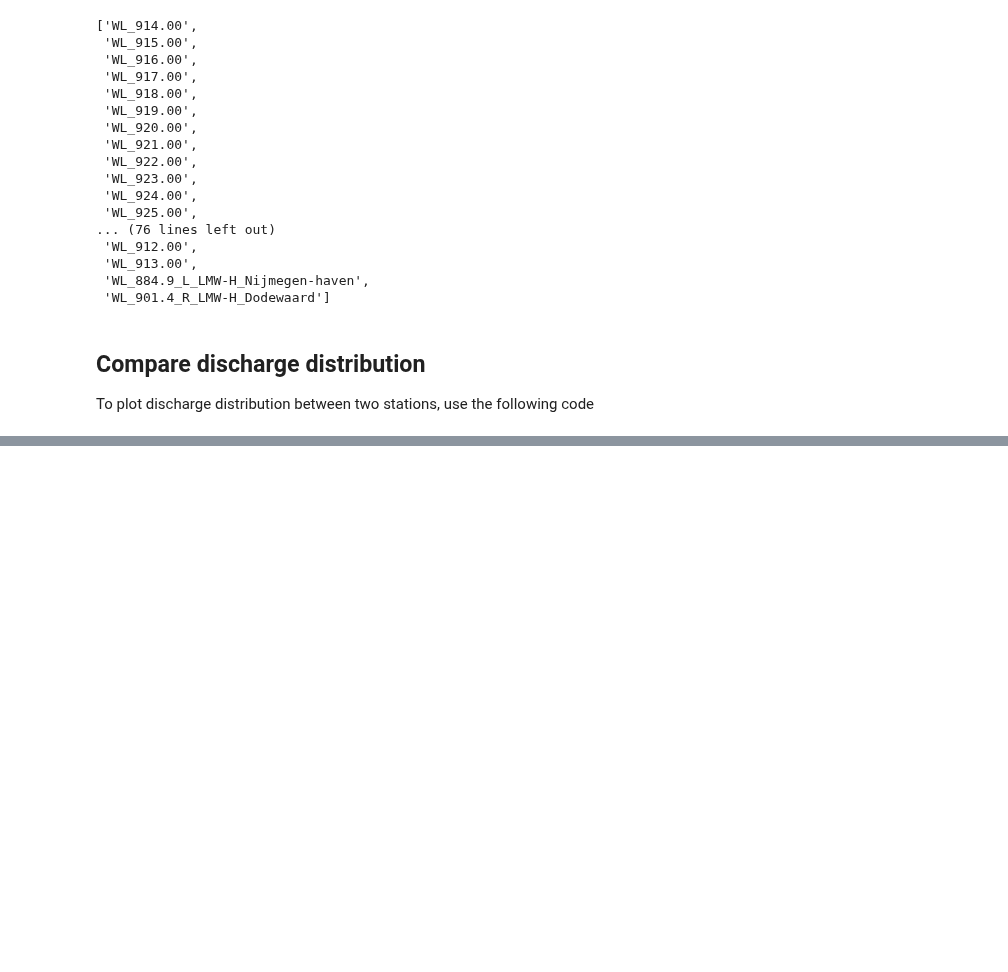
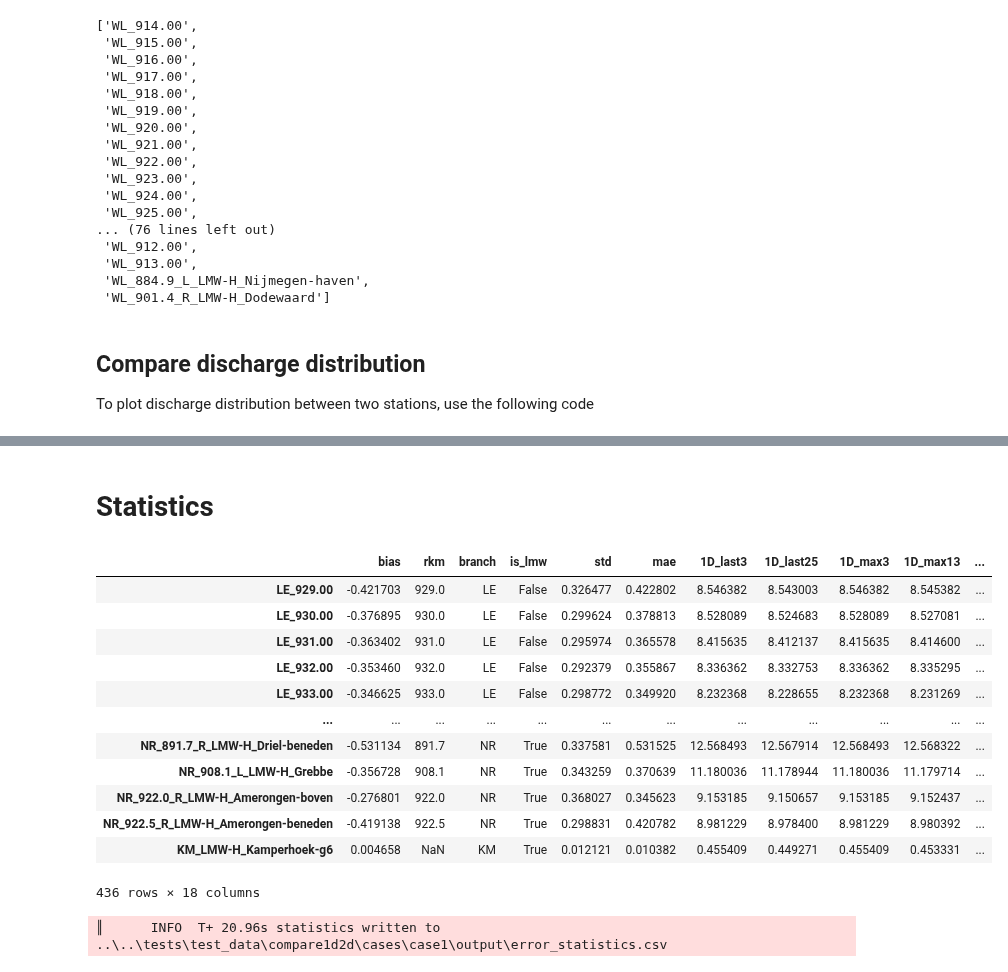
Before and after one commit to Deltares/Fm2Prof, a Jupyter notebook: docs/notebooks/compare1d2d.ipynb, the cells around one changed output, grey strips where cells are left out. Cells and saved outputs as stored; diff of their text form; code cells hidden in the pictures; blank space fills up the shorter version.

```diff
--- a/docs/notebooks/compare1d2d.ipynb
+++ b/docs/notebooks/compare1d2d.ipynb
@@ -156,0 +157,22 @@ FigureOutput(fig=<Figure size 1200x1000 with 3 Axes>, axes=array([<Axes: title={
+# %% [markdown]
+# Statistics
+# %%
+plotter._compute_statistics()
+# %% [output]
+|  | bias | rkm | branch | is_lmw | std | mae | 1D_last3 | 1D_last25 | 1D_max3 | 1D_max13 | ... |
+| LE_929.00 | -0.421703 | 929.0 | LE | False | 0.326477 | 0.422802 | 8.546382 | 8.543003 | 8.546382 | 8.545382 | ... |
+| LE_930.00 | -0.376895 | 930.0 | LE | False | 0.299624 | 0.378813 | 8.528089 | 8.524683 | 8.528089 | 8.527081 | ... |
+| LE_931.00 | -0.363402 | 931.0 | LE | False | 0.295974 | 0.365578 | 8.415635 | 8.412137 | 8.415635 | 8.414600 | ... |
+| LE_932.00 | -0.353460 | 932.0 | LE | False | 0.292379 | 0.355867 | 8.336362 | 8.332753 | 8.336362 | 8.335295 | ... |
+| LE_933.00 | -0.346625 | 933.0 | LE | False | 0.298772 | 0.349920 | 8.232368 | 8.228655 | 8.232368 | 8.231269 | ... |
+| ... | ... | ... | ... | ... | ... | ... | ... | ... | ... | ... | ... |
+| NR_891.7_R_LMW-H_Driel-beneden | -0.531134 | 891.7 | NR | True | 0.337581 | 0.531525 | 12.568493 | 12.567914 | 12.568493 | 12.568322 | ... |
+| NR_908.1_L_LMW-H_Grebbe | -0.356728 | 908.1 | NR | True | 0.343259 | 0.370639 | 11.180036 | 11.178944 | 11.180036 | 11.179714 | ... |
+| NR_922.0_R_LMW-H_Amerongen-boven | -0.276801 | 922.0 | NR | True | 0.368027 | 0.345623 | 9.153185 | 9.150657 | 9.153185 | 9.152437 | ... |
+| NR_922.5_R_LMW-H_Amerongen-beneden | -0.419138 | 922.5 | NR | True | 0.298831 | 0.420782 | 8.981229 | 8.978400 | 8.981229 | 8.980392 | ... |
+| KM_LMW-H_Kamperhoek-g6 | 0.004658 | NaN | KM | True | 0.012121 | 0.010382 | 0.455409 | 0.449271 | 0.455409 | 0.453331 | ... |
+436 rows × 18 columns
+# %%
+plotter.statistics_to_file()
+# %% [output]
+║      INFO  T+ 20.96s statistics written to ..\..\tests\test_data\compare1d2d\cases\case1\output\error_statistics.csv
```
Also changed, not shown: parts of 5 cells of this notebook, 3 other files.
